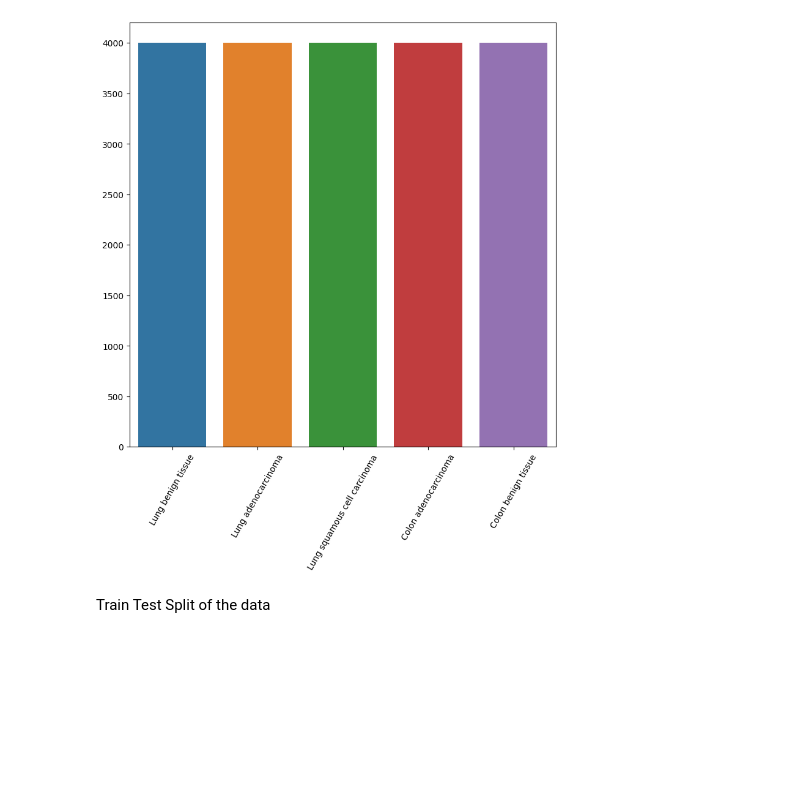
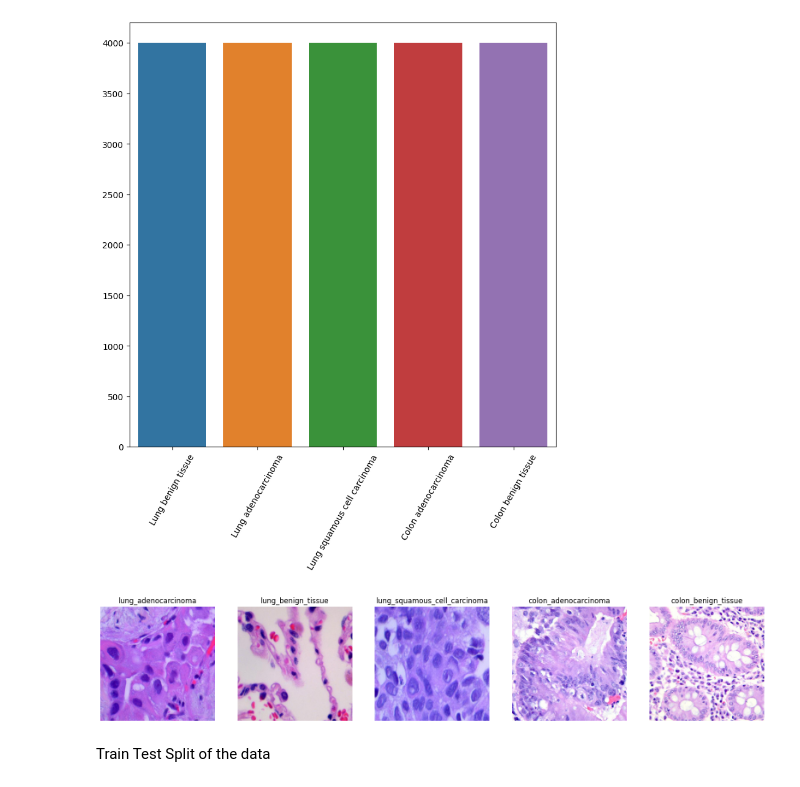
Before and after one commit to abijith-tk/DeepLearning, a Jupyter notebook: ResNet/ResNet.ipynb, the cells around one changed output. Drawn from its saved outputs; the diff is of its cells as text; code cells hidden in the pictures; blank space fills up the shorter version.

Commit message:
Images added

```diff
--- a/ResNet/ResNet.ipynb
+++ b/ResNet/ResNet.ipynb
@@ -43,39 +43,41 @@ plt.show()
 # %% [output]
 [figure]
 # %%
-# plt.figure(figsize=(20,20))
+plt.figure(figsize=(20,20))
 
-# plt.subplot(1,5,1)
-# img1 = cv2.imread('lung_colon_image_set/lung_image_sets/lung_aca/lungaca1.jpeg')
-# plt.imshow(cv2.cvtColor(img1, cv2.COLOR_BGR2RGB))
-# plt.axis('off')
-# plt.title('lung_adenocarcinoma')
+plt.subplot(1,5,1)
+img1 = cv2.imread('lung_colon_image_set/lung_image_sets/lung_aca/lungaca1.jpeg')
+plt.imshow(cv2.cvtColor(img1, cv2.COLOR_BGR2RGB))
+plt.axis('off')
+plt.title('lung_adenocarcinoma')
 
-# plt.subplot(1,5,2)
-# img2 = cv2.imread('lung_colon_image_set/lung_image_sets/lung_n/lungn1000.jpeg')
-# plt.imshow(cv2.cvtColor(img2,cv2.COLOR_BGR2RGB))
-# plt.axis('off')
-# plt.title('lung_benign_tissue')
+plt.subplot(1,5,2)
+img2 = cv2.imread('lung_colon_image_set/lung_image_sets/lung_n/lungn100.jpeg')
+plt.imshow(cv2.cvtColor(img2,cv2.COLOR_BGR2RGB))
+plt.axis('off')
+plt.title('lung_benign_tissue')
 
-# plt.subplot(1,5,3)
-# img3 = cv2.imread('lung_colon_image_set/lung_image_sets/lung_scc/lungscc1010.jpeg')
-# plt.imshow(cv2.cvtColor(img3,cv2.COLOR_BGR2RGB))
-# plt.axis('off')
-# plt.title('lung_squamous_cell_carcinoma')
+plt.subplot(1,5,3)
+img3 = cv2.imread('lung_colon_image_set/lung_image_sets/lung_scc/lungscc1010.jpeg')
+plt.imshow(cv2.cvtColor(img3,cv2.COLOR_BGR2RGB))
+plt.axis('off')
+plt.title('lung_squamous_cell_carcinoma')
 
-# plt.subplot(1,5,4)
-# img4 = cv2.imread('lung_colon_image_set/colon_image_sets/colon_aca/colonca1436.jpeg')
-# plt.imshow(cv2.cvtColor(img4,cv2.COLOR_BGR2RGB))
-# plt.axis('off')
-# plt.title('colon_adenocarcinoma')
+plt.subplot(1,5,4)
+img4 = cv2.imread('lung_colon_image_set/colon_image_sets/colon_aca/colonca1436.jpeg')
+plt.imshow(cv2.cvtColor(img4,cv2.COLOR_BGR2RGB))
+plt.axis('off')
+plt.title('colon_adenocarcinoma')
 
-# plt.subplot(1,5,5)
-# img2 = cv2.imread('lung_colon_image_set/colon_image_sets/colon_n/colonn1001.jpeg')
-# plt.imshow(cv2.cvtColor(img2,cv2.COLOR_BGR2RGB))
-# plt.axis('off')
-# plt.title('colon_benign_tissue')
+plt.subplot(1,5,5)
+img2 = cv2.imread('lung_colon_image_set/colon_image_sets/colon_n/colonn101.jpeg')
+plt.imshow(cv2.cvtColor(img2,cv2.COLOR_BGR2RGB))
+plt.axis('off')
+plt.title('colon_benign_tissue')
 
-# plt.show()
+plt.show()
+# %% [output]
+[figure, added]
 # %%
 label_dict = {
     'lung_benign_tissue' : 0,
```
